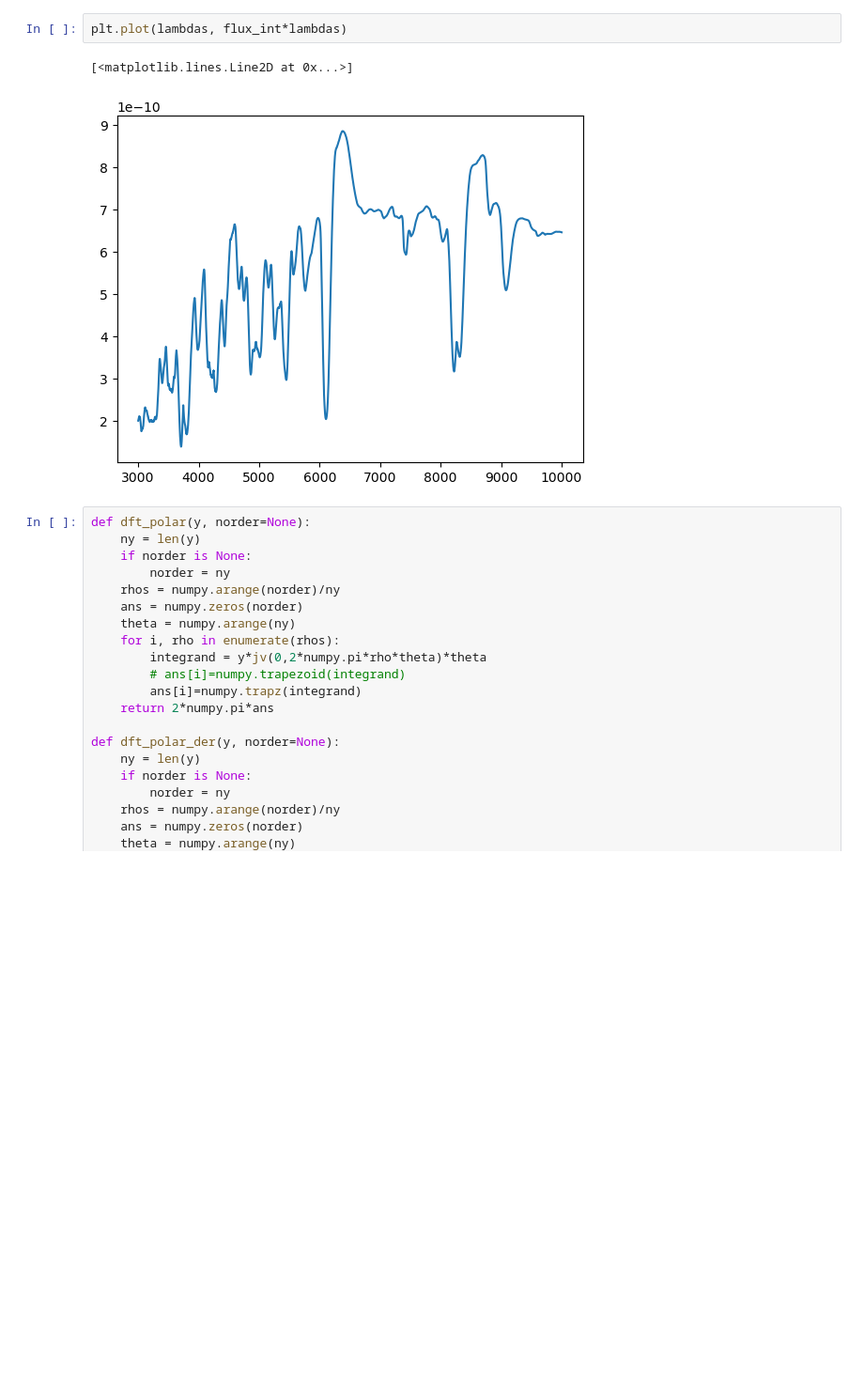
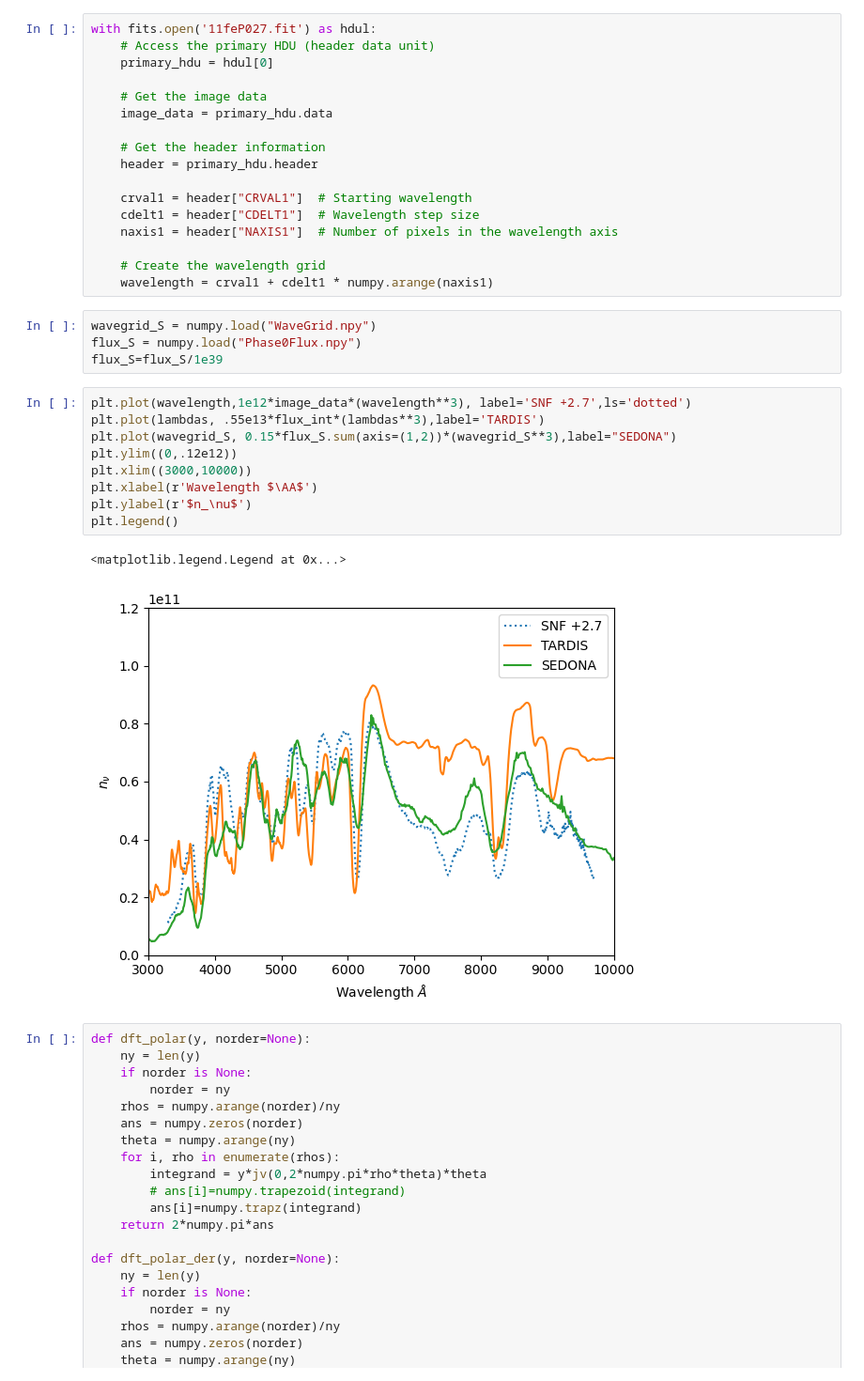
Before and after one commit to AlexGKim/II, a Jupyter notebook: II.ipynb, the cells around one changed output. Shown at 94% size. Cells and saved outputs as stored; diff of their text form; blank space fills up the shorter version.

```diff
--- a/II.ipynb
+++ b/II.ipynb
@@ -60,11 +62,39 @@ idx6177 = numpy.abs(lambdas - 6177).argmin()
 idx6355 = numpy.abs(lambdas - 6355).argmin()
 idx4700 = numpy.abs(lambdas - 4700).argmin()
 idx6055 = numpy.abs(lambdas - 6055).argmin()
-# %%
-plt.plot(lambdas, flux_int*lambdas)
-# %% [output]
-[<matplotlib.lines.Line2D at 0x...>]
-[figure, removed]
+# %%
+with fits.open('11feP027.fit') as hdul:
+    # Access the primary HDU (header data unit)
+    primary_hdu = hdul[0]
+
+    # Get the image data
+    image_data = primary_hdu.data
+
+    # Get the header information
+    header = primary_hdu.header
+
+    crval1 = header["CRVAL1"]  # Starting wavelength
+    cdelt1 = header["CDELT1"]  # Wavelength step size
+    naxis1 = header["NAXIS1"]  # Number of pixels in the wavelength axis
+
+    # Create the wavelength grid
+    wavelength = crval1 + cdelt1 * numpy.arange(naxis1)
+# %%
+wavegrid_S = numpy.load("WaveGrid.npy")
+flux_S = numpy.load("Phase0Flux.npy")
+flux_S=flux_S/1e39
+# %%
+plt.plot(wavelength,1e12*image_data*(wavelength**3), label='SNF +2.7',ls='dotted')
+plt.plot(lambdas, .55e13*flux_int*(lambdas**3),label='TARDIS')
+plt.plot(wavegrid_S, 0.15*flux_S.sum(axis=(1,2))*(wavegrid_S**3),label="SEDONA")
+plt.ylim((0,.12e12))
+plt.xlim((3000,10000))
+plt.xlabel(r'Wavelength $\AA$')
+plt.ylabel(r'$n_\nu$')
+plt.legend()
+# %% [output]
+<matplotlib.legend.Legend at 0x...>
+[figure, added]
 # %%
 def dft_polar(y, norder=None):
     ny = len(y)
```
Also changed, not shown: parts of 7 cells of this notebook, 1 other file.
